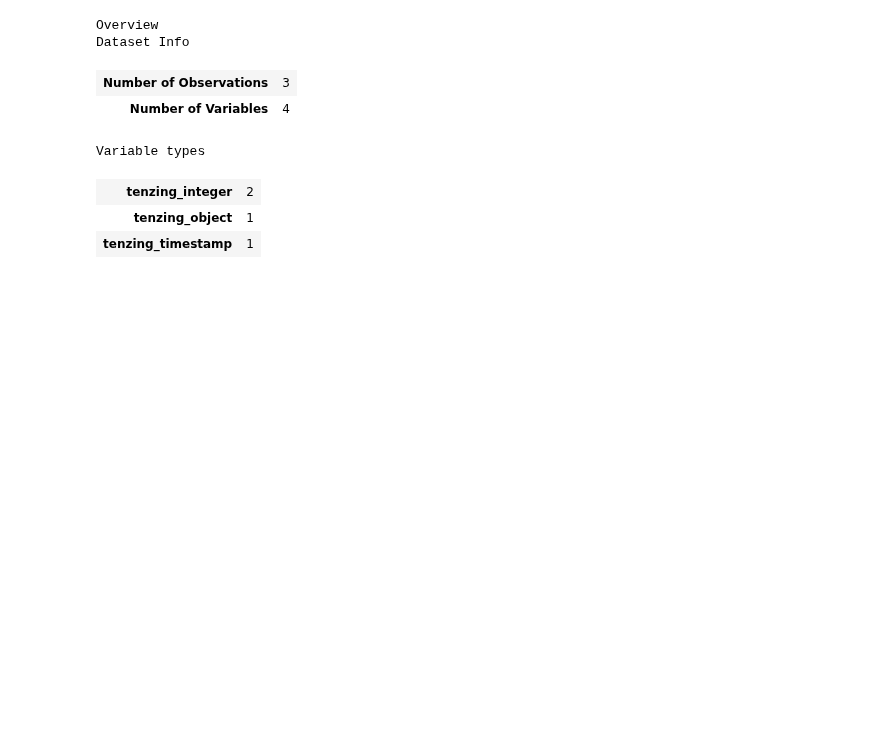
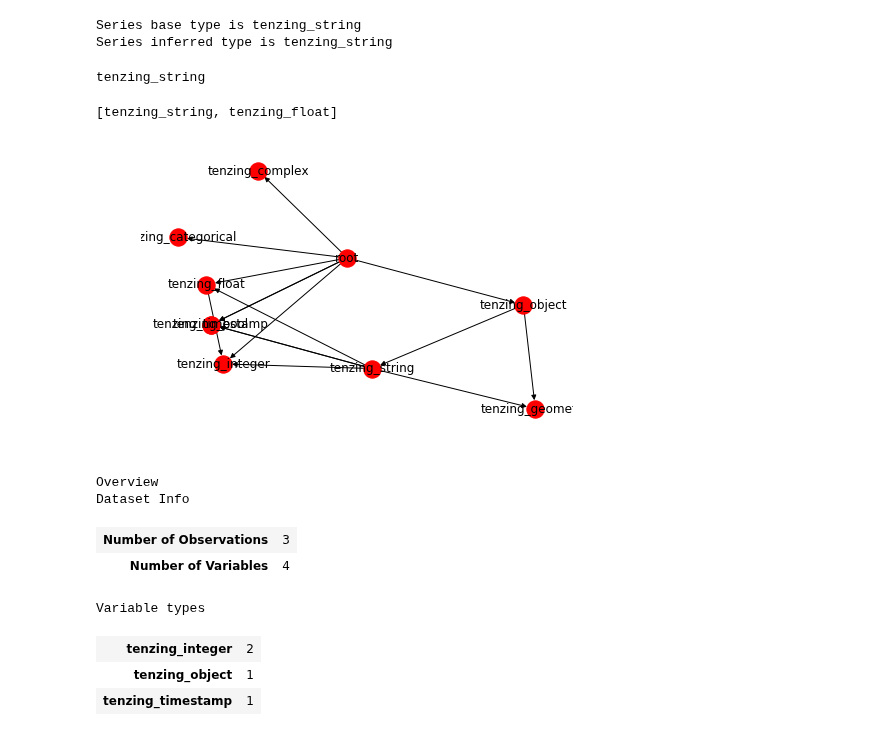
Before and after one commit to dylan-profiler/visions, a Jupyter notebook: Dev Notebook.ipynb, the cells around one changed output. Cells and saved outputs as stored; diff of their text form; code cells hidden in the pictures; blank space fills up the shorter version.

```diff
--- a/Dev Notebook.ipynb
+++ b/Dev Notebook.ipynb
@@ -15,0 +20,16 @@ import itertools
+# %%
+G = tenzing_standard().relation_map
+# %%
+series = int_string_nan_series = pd.Series(['POINT (12 42)', 'POINT (100 42.723)'])
+
+base_type = traverse_relation_graph(series, G)
+print(f'Series base type is {base_type}')
+inferred_type = infer_type(base_type, series, G)
+print(f'Series inferred type is {inferred_type}')
+# %% [output]
+Series base type is tenzing_string
+Series inferred type is tenzing_string
+# %%
+infer_type(tenzing_string, series, G)
+# %% [output]
+tenzing_string
@@ -16,3 +43,27 @@ import itertools
+# %%
+def evaluate_transform_path():
+    pass
+source_type = tenzing_string
+target_type = tenzing_integer
+#def get_type_inference_path(series, source_type, target_type, G):
+paths = nx.all_shortest_paths(G, source=source_type, target=target_type)
+
+def get_type_inference_path(base_type, series, G, path=[]):
+    path.append(base_type)
+    for tenz_type in G.successors(base_type):
+        if G[base_type][tenz_type]['relationship'].is_relation(series):
+            new_series = G[base_type][tenz_type]['relationship'].transform(series)
+            return get_type_inference_path(tenz_type, new_series, G, path)
+    return path
+
+
+get_type_inference_path(source_type, series, G)
+# %% [output]
+[tenzing_string, tenzing_float]
+# %%
+nx.draw_kamada_kawai(G, with_labels=True)
+# %% [output]
+[figure, added]
 # %%
 from tenzing.core.model_implementations.typesets import tenzing_standard
 
```
Also changed, not shown: parts of 7 cells of this notebook, 4 other files.
